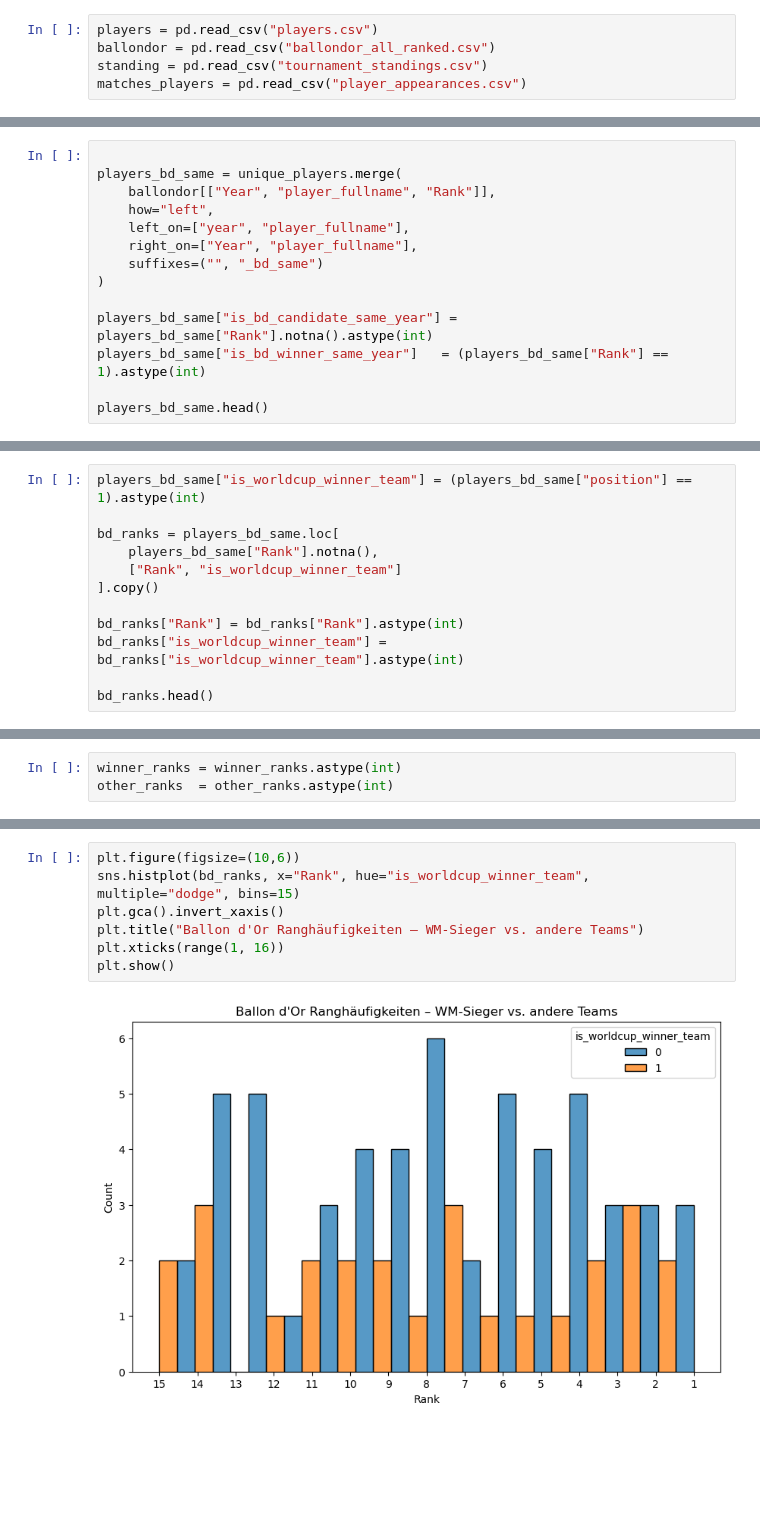
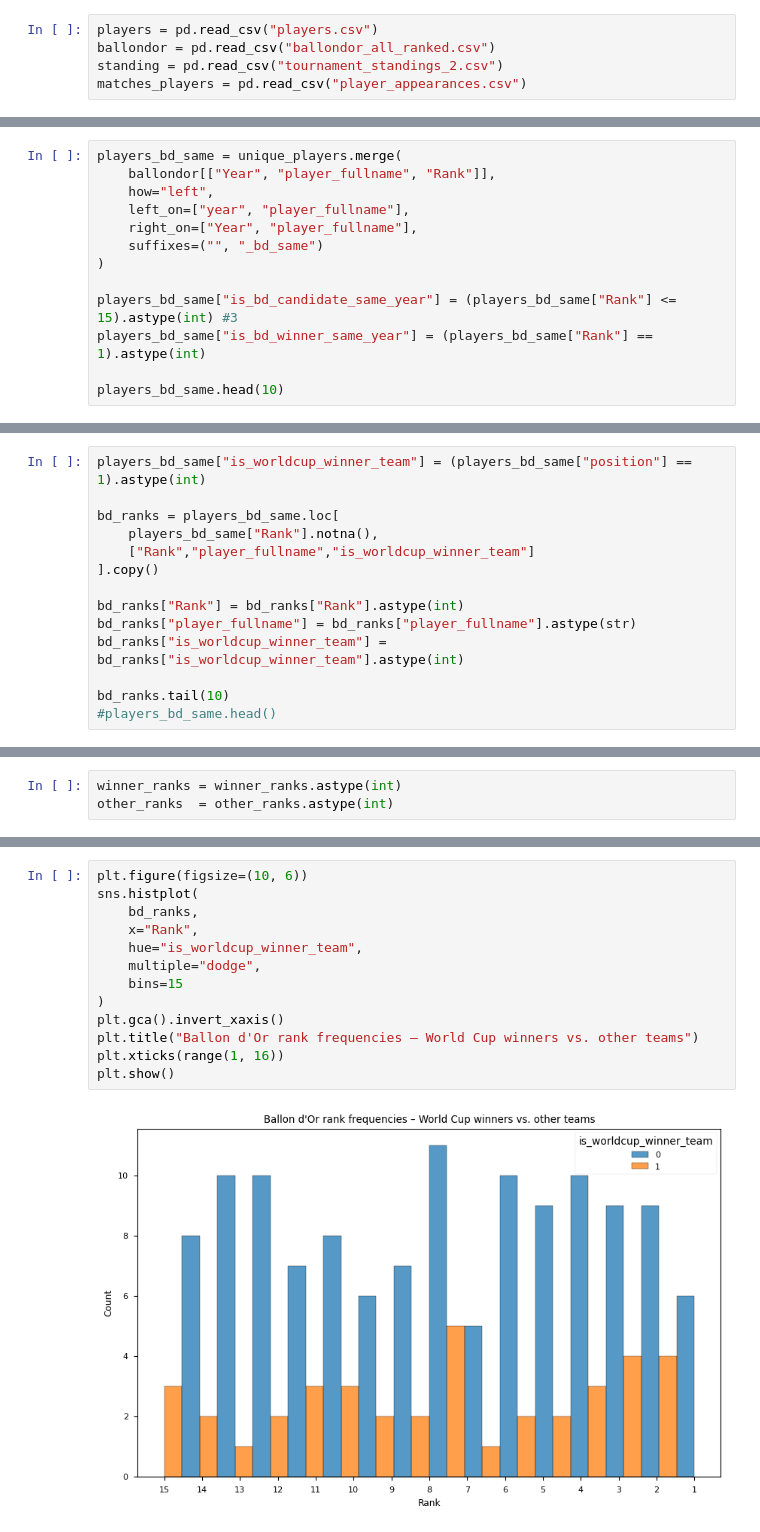
Before and after one commit to Zeljko2802/DataLiteracy, a Jupyter notebook: Project_Dataanalysis.ipynb, the cells around one changed output, grey strips where cells are left out. Cells and saved outputs as stored; diff of their text form; blank space fills up the shorter version.

```diff
--- a/Project_Dataanalysis.ipynb
+++ b/Project_Dataanalysis.ipynb
@@ -20,6 +21,6 @@ Load data from csv files
 # %%
 players = pd.read_csv("players.csv")
 ballondor = pd.read_csv("ballondor_all_ranked.csv")
-standing = pd.read_csv("tournament_standings.csv")
+standing = pd.read_csv("tournament_standings_2.csv")
 matches_players = pd.read_csv("player_appearances.csv")
 # %% [markdown]
@@ -173,5 +191,4 @@ Resulting tabel gives information, if the player has been bd candidate or winner
 # %%
-
 players_bd_same = unique_players.merge(
     ballondor[["Year", "player_fullname", "Rank"]],
     how="left",
@@ -180,10 +197,10 @@ players_bd_same = unique_players.merge(
     suffixes=("", "_bd_same")
 )
 
-players_bd_same["is_bd_candidate_same_year"] = players_bd_same["Rank"].notna().astype(int)
-players_bd_same["is_bd_winner_same_year"]   = (players_bd_same["Rank"] == 1).astype(int)
+players_bd_same["is_bd_candidate_same_year"] = (players_bd_same["Rank"] <= 15).astype(int) #3
+players_bd_same["is_bd_winner_same_year"] = (players_bd_same["Rank"] == 1).astype(int)
 
-players_bd_same.head()
+players_bd_same.head(10)
 # %% [output]
 |  | year | player_id | player_fullname | team_id | team_name | size | Year | Rank | ... |
 | 0 | 1970 | P-00086 | roberto rivas | T-27 | El Salvador | 3 | NaN | NaN | ... |
@@ -487,11 +733,13 @@ players_bd_same["is_worldcup_winner_team"] = (players_bd_same["position"] == 1).
 
 bd_ranks = players_bd_same.loc[
     players_bd_same["Rank"].notna(),
-    ["Rank", "is_worldcup_winner_team"]
+    ["Rank","player_fullname","is_worldcup_winner_team"]
 ].copy()
 
 bd_ranks["Rank"] = bd_ranks["Rank"].astype(int)
+bd_ranks["player_fullname"] = bd_ranks["player_fullname"].astype(str)
 bd_ranks["is_worldcup_winner_team"] = bd_ranks["is_worldcup_winner_team"].astype(int)
 
-bd_ranks.head()
+bd_ranks.tail(10)
+#players_bd_same.head()
 # %% [output]
@@ -559,9 +1189,15 @@ plt.show()
 # %%
-plt.figure(figsize=(10,6))
-sns.histplot(bd_ranks, x="Rank", hue="is_worldcup_winner_team", multiple="dodge", bins=15)
+plt.figure(figsize=(10, 6))
+sns.histplot(
+    bd_ranks,
+    x="Rank",
+    hue="is_worldcup_winner_team",
+    multiple="dodge",
+    bins=15
+)
 plt.gca().invert_xaxis()
-plt.title("Ballon d'Or Ranghäufigkeiten – WM-Sieger vs. andere Teams")
+plt.title("Ballon d'Or rank frequencies – World Cup winners vs. other teams")
 plt.xticks(range(1, 16))
 plt.show()
 # %% [output]
-[figure, old version]
+[figure, new version]
```
Also changed, not shown: parts of 112 cells of this notebook, 5 other files.
